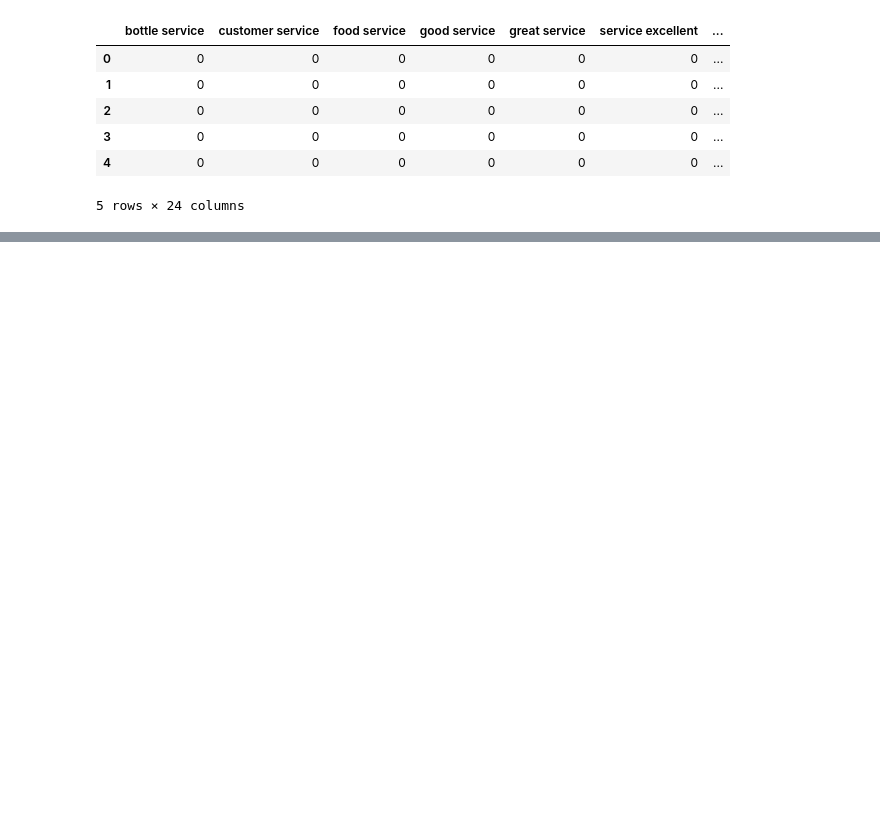
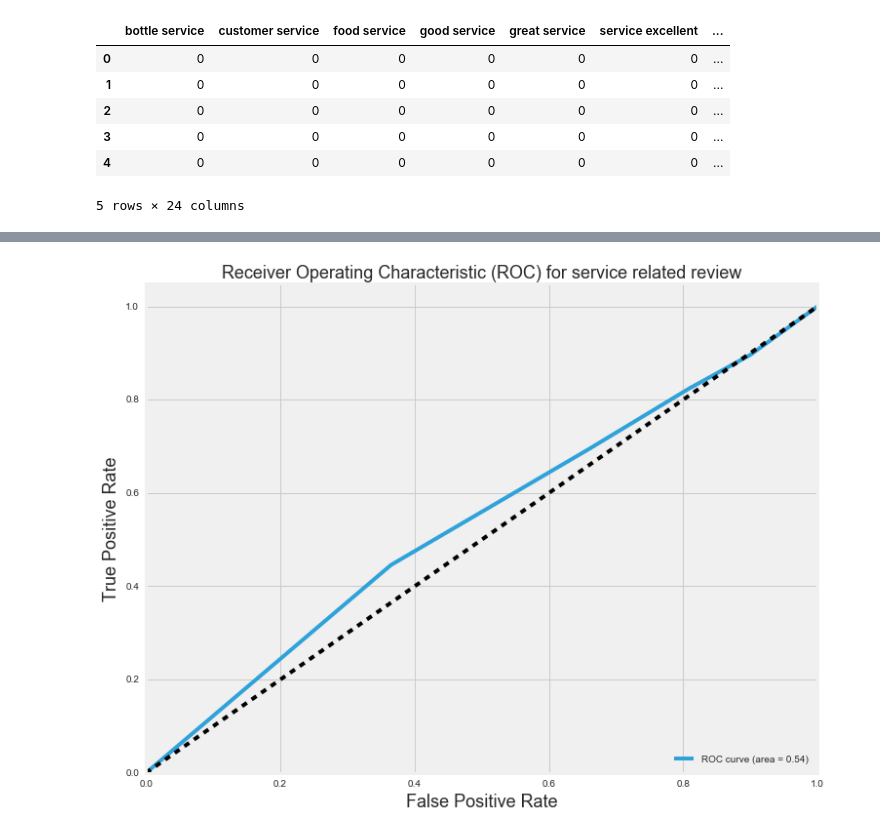
Before and after one commit to vnessified/DSI-SF-2-vnessified, a Jupyter notebook: projects/project-05/project-5.ipynb, the cells around one changed output, grey strips where cells are left out. Saved outputs shown, nothing was run; the diff lists cells and outputs as text; code cells hidden in the pictures; blank space fills up the shorter version.

```diff
--- a/projects/project-05/project-5.ipynb
+++ b/projects/project-05/project-5.ipynb
@@ -729,0 +909,3 @@ service_reviews = reviews.ix[:,(base_cols + service_cols)]
+# %%
+reviews_samp['service_related_reviews'] =\
+(reviews_samp.service_related_mentions - reviews_samp.non_service_related_reviews)
@@ -729,0 +922,2 @@ service_reviews = reviews.ix[:,(base_cols + service_cols)]
+# %%
+reviews_samp['service_related_reviews'] = reviews_samp['service_related_reviews'].map(lambda x: 1 if x > 0 else 0)
@@ -729,0 +940,8 @@ service_reviews = reviews.ix[:,(base_cols + service_cols)]
+# %%
+reviews_samp = reviews_samp[['stars', 'service_related_mentions',
+                             'non_service_related_reviews', 'service_related_reviews']]
+# %%
+formula = 'service_related_reviews ~ stars - 1'
+print formula
+y, X = patsy.dmatrices(formula, data=reviews_samp, return_type='dataframe')
+y = y.values.ravel()
@@ -729,0 +950,66 @@ service_reviews = reviews.ix[:,(base_cols + service_cols)]
+# %%
+from sklearn.metrics import roc_curve, auc
+
+def logreg_calculator(predictors, target, title='Your Prediction'): # df, target_name='name'
+
+    ### Train-Test-Split
+    Xtrain, Xtest, ytrain, ytest = train_test_split(predictors, target, test_size=0.2, stratify=target)
+    print 'X-train shape: ', Xtrain.shape, '\nX-test shape:', Xtest.shape
+    print 'y-train shape: ', ytrain.shape, '\ny-test shape:', ytest.shape
+    print
+
+    ### Initiate LogisticRegressionCV
+    logreg = LogisticRegressionCV(cv=5)
+
+    # Fit the LogisticRegression model
+    model = logreg.fit(Xtrain, ytrain)
+
+    # Predict Probability of model
+    probabilit_y = model.predict_proba(Xtest)
+
+    # Score the model
+    score = model.score(Xtest, ytest)
+    print 'Baseline Accuracy: ', np.mean(target)
+    print
+    print 'Model Score: ', score
+    print
+
+    ### Plot the ROC Curve
+    # Blank sets for storing confusion matrix metrics here
+    FPR = dict()
+    TPR = dict()
+    ROC_AUC = dict()
+    # Assigning the 1st offsets to FPR / TPR from the 2nd set of probabiliies from probabilit_y
+    FPR[1], TPR[1], _ = roc_curve(ytest, probabilit_y[:, 1])
+    ROC_AUC[1] = auc(FPR[1], TPR[1])
+    # 1. Initiate a blank figure
+    plt.figure(figsize=[11,9])
+
+    # 2. Plot false positive and true positive rates (returned from roc_curve function)
+    plt.plot(FPR[1], TPR[1], label='ROC curve (area = %0.2f)' % ROC_AUC[1], linewidth=4)
+
+    # 3. Plotting a dotted line diagonally, representing the .5
+    plt.plot([0, 1], [0, 1], 'k--', linewidth=4)
+    plt.xlim([0.0, 1.0])
+    plt.ylim([0.0, 1.05])
+    plt.xlabel('False Positive Rate', fontsize=18)
+    plt.ylabel('True Positive Rate', fontsize=18)
+    plt.title('Receiver Operating Characteristic (ROC) for %s' %title, fontsize=18)
+    plt.legend(loc="lower right")
+    plt.show()
+
+    ### Print out the most important variables for predicting your target from logistic regression
+    coefs = pd.DataFrame(zip(predictors, model.coef_[0]))
+    coefs.rename(columns={0:'variable',1:'score'}, inplace=True)
+
+    # iloc variable rows, which are at the very bottom of this df
+    # this is going to be dependent upon the number of variables in the df used as predictors
+    return coefs.iloc[-14:,:]
+#     below returns an error saying "arrays must all be same length"
+#     Im guessing because patsy eliminates the non-numeric columns when it creates the variables matrix
+#     coefs = pd.DataFrame({'coef':model.coef_[0], 'abs_coef':np.abs(model.coef_[0]),
+#                       'variable':[col for col in df.columns if col != '%s' %target_name]})
+#     coefs.sort_values('abs_coef', ascending=False, inplace=True)
+#     return coefs
+logreg_calculator(X, y, title='service related review') # df = business, target_name='city',
+# %% [output]
@@ -729,0 +1024 @@ service_reviews = reviews.ix[:,(base_cols + service_cols)]
+[figure, added]
```
Also changed, not shown: parts of 42 cells of this notebook.
